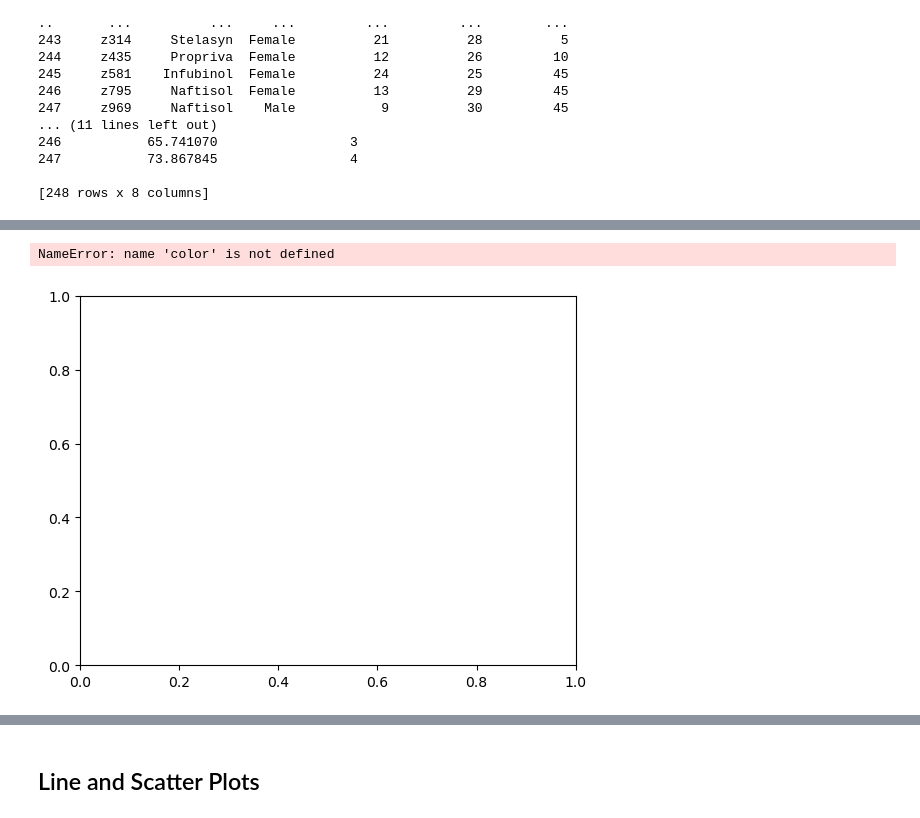
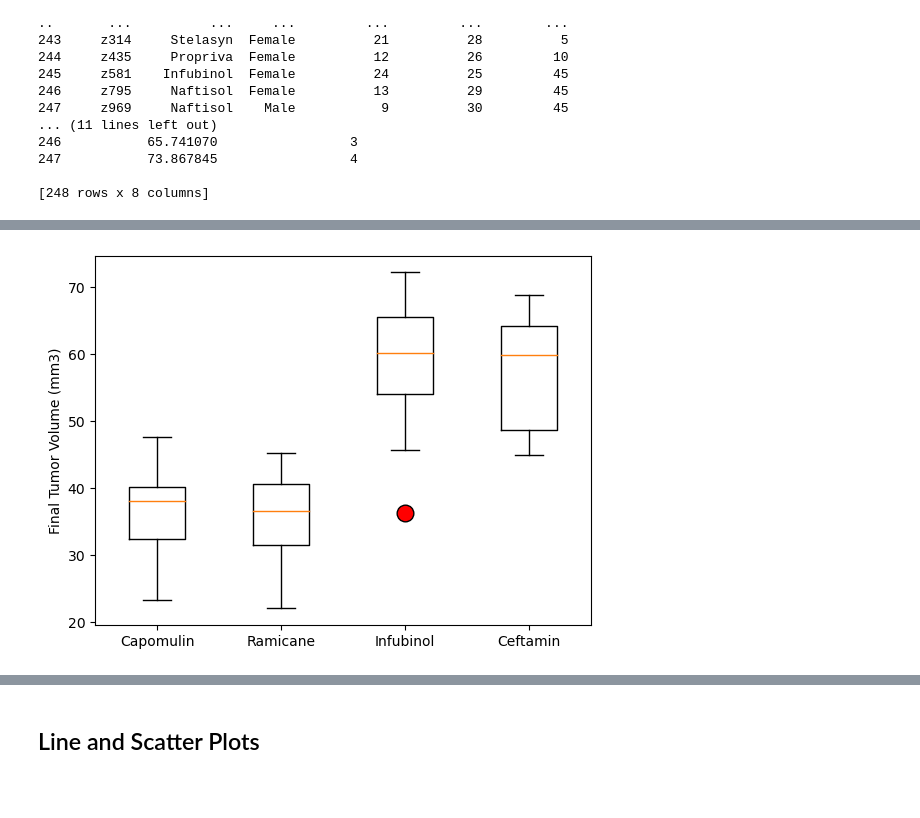
Before and after one commit to digital-buddha42/matplotlib, a Jupyter notebook: pymaceuticals_homework.ipynb, the cells around one changed output, grey strips where cells are left out. Drawn from its saved outputs; the diff is of its cells as text; code cells hidden in the pictures; blank space fills up the shorter version.

```diff
--- a/pymaceuticals_homework.ipynb
+++ b/pymaceuticals_homework.ipynb
@@ -270,9 +276,8 @@ for drug in regimens:
 # %%
 # Generate a box plot that shows the distrubution of the tumor volume for each treatment group.
 fig1, ax1 = plt.subplots()
-ax1.boxplot(tumor_vol, labels = regimens, flierprops = {color: 'red'} )
+ax1.boxplot(tumor_vol, labels = regimens, flierprops=dict(marker='o', markersize=12, markerfacecolor='red'))
 ax1.set_ylabel('Final Tumor Volume (mm3)')
 plt.show()
 # %% [output]
-NameError: name 'color' is not defined
-[figure, old version]
+[figure, new version]
```
Also changed, not shown: parts of 4 cells of this notebook.
